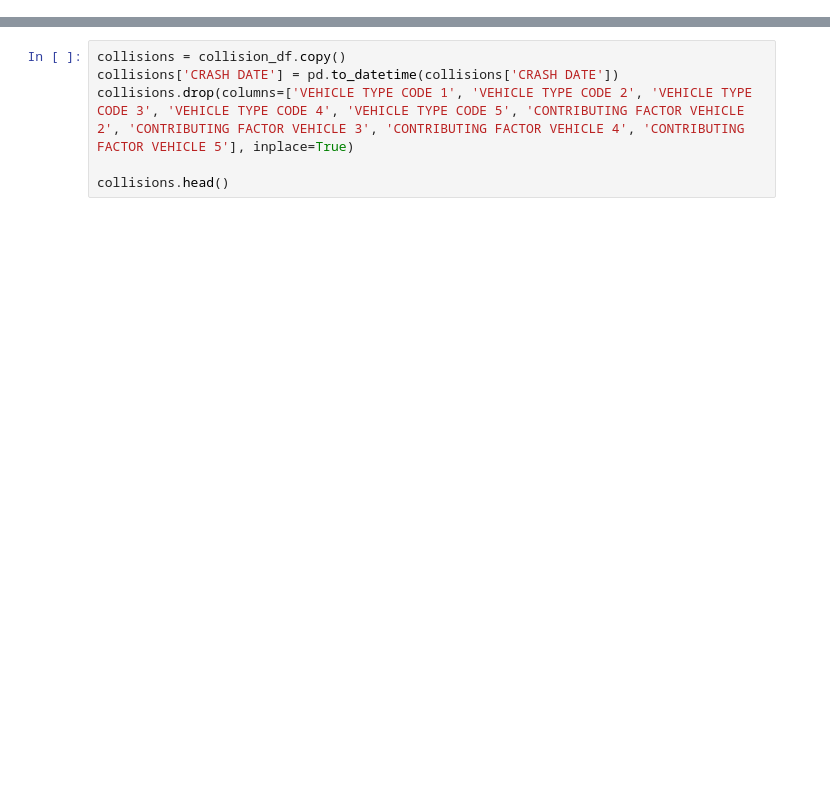
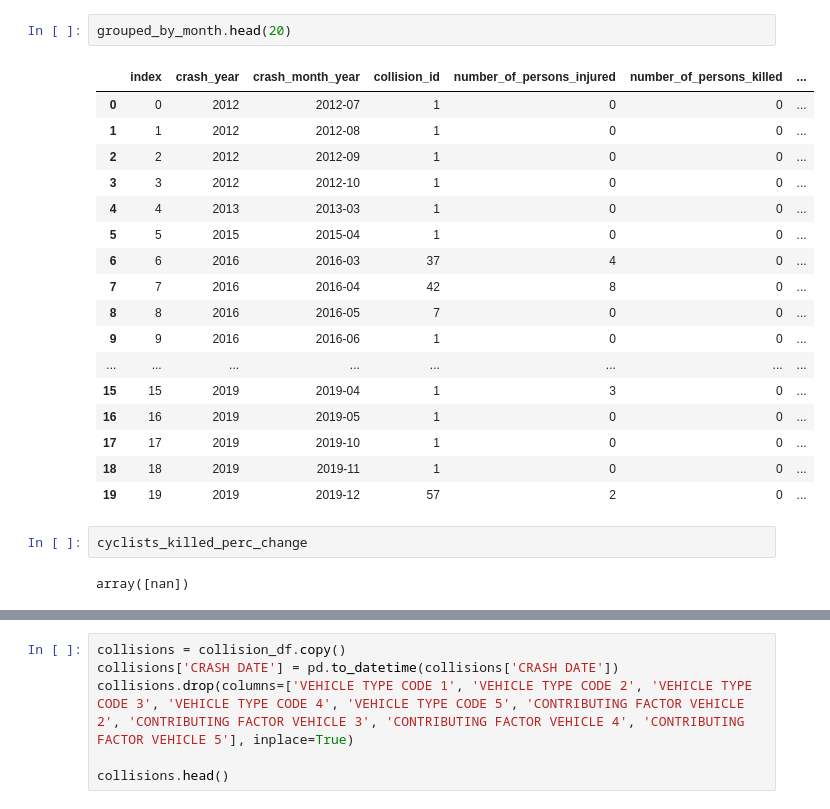
Before and after one commit to tiroger/nyc-vehicle-collisions, a Jupyter notebook: viz.ipynb, the cells around one changed output, grey strips where cells are left out. Cells and saved outputs as stored; diff of their text form; blank space fills up the shorter version.

```diff
--- a/viz.ipynb
+++ b/viz.ipynb
@@ -8,0 +354,24 @@ from dateutil.relativedelta import relativedelta
+# %%
+grouped_by_month.head(20)
+# %% [output]
+|  | index | crash_year | crash_month_year | collision_id | number_of_persons_injured | number_of_persons_killed | ... |
+| 0 | 0 | 2012 | 2012-07 | 1 | 0 | 0 | ... |
+| 1 | 1 | 2012 | 2012-08 | 1 | 0 | 0 | ... |
+| 2 | 2 | 2012 | 2012-09 | 1 | 0 | 0 | ... |
+| 3 | 3 | 2012 | 2012-10 | 1 | 0 | 0 | ... |
+| 4 | 4 | 2013 | 2013-03 | 1 | 0 | 0 | ... |
+| 5 | 5 | 2015 | 2015-04 | 1 | 0 | 0 | ... |
+| 6 | 6 | 2016 | 2016-03 | 37 | 4 | 0 | ... |
+| 7 | 7 | 2016 | 2016-04 | 42 | 8 | 0 | ... |
+| 8 | 8 | 2016 | 2016-05 | 7 | 0 | 0 | ... |
+| 9 | 9 | 2016 | 2016-06 | 1 | 0 | 0 | ... |
+| ... | ... | ... | ... | ... | ... | ... | ... |
+| 15 | 15 | 2019 | 2019-04 | 1 | 3 | 0 | ... |
+| 16 | 16 | 2019 | 2019-05 | 1 | 0 | 0 | ... |
+| 17 | 17 | 2019 | 2019-10 | 1 | 0 | 0 | ... |
+| 18 | 18 | 2019 | 2019-11 | 1 | 0 | 0 | ... |
+| 19 | 19 | 2019 | 2019-12 | 57 | 2 | 0 | ... |
+# %%
+cyclists_killed_perc_change
+# %% [output]
+array([nan])
```
Also changed, not shown: parts of 28 cells of this notebook, 9 other files.
